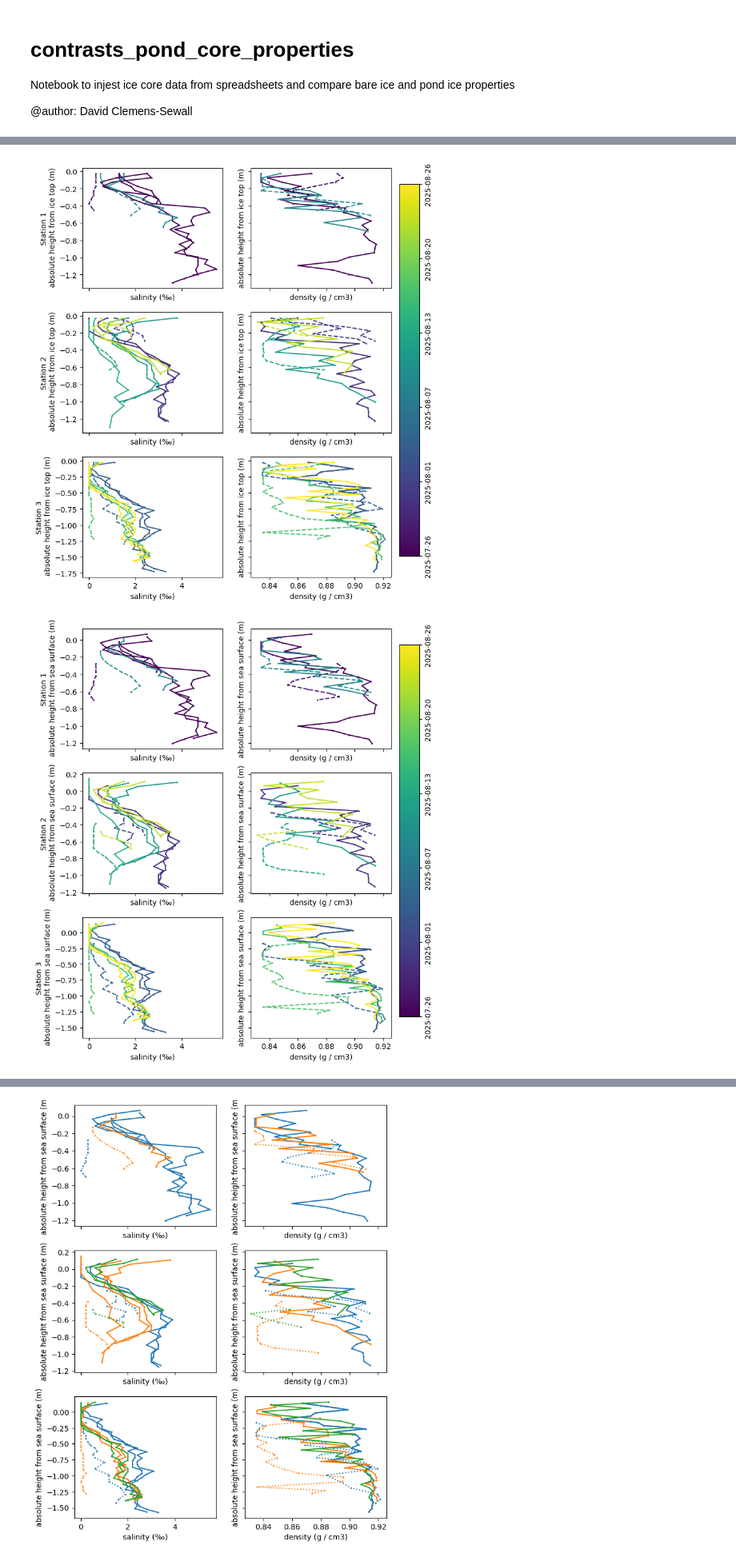
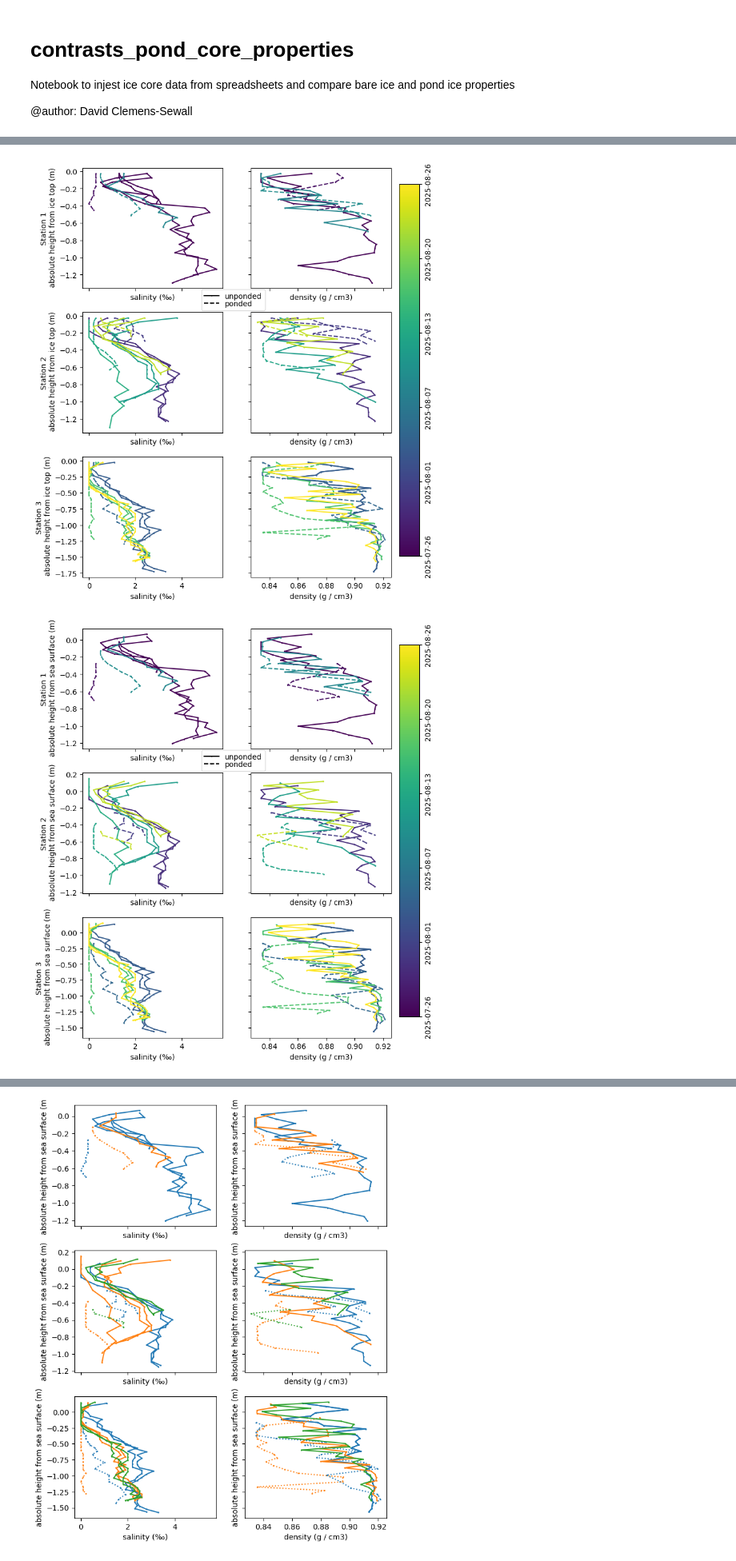
Before and after one commit to davidclemenssewall/contrasts, a Jupyter notebook: contrasts_pond_core_properties.ipynb, the cells around one changed output, grey strips where cells are left out. Shown at 80% size. Cells and saved outputs as stored; diff of their text form; code cells hidden in the pictures.

```diff
--- a/contrasts_pond_core_properties.ipynb
+++ b/contrasts_pond_core_properties.ipynb
@@ -410,6 +656,7 @@ for i in np.arange(df_cores.shape[0]):
 f, axs = plt.subplots(3, 2, sharex='col', sharey='row', figsize=(7.5, 10))
 
 stations = ['1', '2', '3']
+visits = ['b', 'c', 'd']
 
 z_ref = 'ice top'
 z_scale = 'absolute'
@@ -418,11 +665,11 @@ kind = 'center'
 markersize = 1
 
 cmap = cm.get_cmap(pallette)
-min_time = df_cores.timestamp.min()
-max_time = df_cores.timestamp.max()
+min_time = df_cores.query('visit in @visits').timestamp.min()
+max_time = df_cores.query('visit in @visits').timestamp.max()
 
 for i, station in enumerate(stations):
-    df_temp = df_cores.query('station == @station').reset_index()
+    df_temp = df_cores.query('station == @station & visit in @visits').reset_index()
     for tup in df_temp.itertuples():
         if tup[3] == '20250730-PS149_25-1-SI_corer_9cm-021-SMYI-RHO':
             continue # input is missing draft and freeboard, skip for now
@@ -449,6 +696,7 @@ for i, station in enumerate(stations):
     # Update ylabel
     ylbl = axs[i,0].get_ylabel()
     axs[i,0].set_ylabel(f'Station {station}\n {ylbl}')
+    axs[i,1].set_ylabel('')
 
 # Add colorbar
 nticks = 6
@@ -457,17 +705,25 @@ cbar_ax = f.add_axes([0.92, 0.15, 0.05, 0.7])
 ticks = np.linspace(0, 1, nticks)
 tick_labels = pd.date_range(start=min_time, end=max_time, periods=nticks
                            ).strftime('%Y-%m-%d').to_numpy()
+norm = Normalize(vmin=0, vmax=1)
 f.colorbar(cm.ScalarMappable(norm=norm, cmap=cmap),
            cax=cbar_ax, orientation='vertical',
           ticks=ticks, aspect=80, shrink=0.5)
 cbar_ax.set_yticklabels(tick_labels, rotation=90, va="center")
+
+# Add legend
+solid_line = mlines.Line2D([], [], color = 'k', marker='.',
+                           markersize=markersize, label='unponded')
+dashed_line = mlines.Line2D([], [], color = 'k', marker='.', linestyle='dashed',
+                           markersize=markersize, label='ponded')
+axs[0,0].legend(handles=[solid_line, dashed_line], bbox_to_anchor=(1.3, -0.01),
+                borderaxespad=0., labelspacing=0.0)
 plt.show()
-
 f.savefig(os.path.join('..', 'figures',
     f'contrasts_pond_sal_dens_{z_ref.replace(' ', '-')}_{z_scale}_{kind}.png'),
           bbox_inches='tight')
 # %% [output]
-[figure, old version]
+[figure, new version]
 # %%
 # Plot all salinities and densities
 f, axs = plt.subplots(3, 2, sharex='col', sharey='row', figsize=(7.5, 10))
@@ -481,11 +737,11 @@ kind = 'center'
 markersize = 1
 
 cmap = cm.get_cmap(pallette)
-min_time = df_cores.timestamp.min()
-max_time = df_cores.timestamp.max()
+min_time = df_cores.query('visit in @visits').timestamp.min()
+max_time = df_cores.query('visit in @visits').timestamp.max()
 
 for i, station in enumerate(stations):
-    df_temp = df_cores.query('station == @station').reset_index()
+    df_temp = df_cores.query('station == @station & visit in @visits').reset_index()
     for tup in df_temp.itertuples():
         if tup[3] == '20250730-PS149_25-1-SI_corer_9cm-021-SMYI-RHO':
             continue # input is missing draft and freeboard, skip for now
@@ -503,34 +759,44 @@ for i, station in enumerate(stations):
                             z_scale=z_scale,
                             color=color, linestyle=ls,
                            kind=kind, markersize=markersize)
         if 'density' in ic.units:
             #print(tup[3])
             ic.plot_profile(axs[i,1], 'density', z_ref=z_ref,
                             z_scale=z_scale,
                             color=color, linestyle=ls,
                            kind=kind, markersize=markersize)
     # Update ylabel
     ylbl = axs[i,0].get_ylabel()
     axs[i,0].set_ylabel(f'Station {station}\n {ylbl}')
+    axs[i,1].set_ylabel('')
 
 # Add colorbar
 nticks = 6
 f.subplots_adjust(right=0.9)
 cbar_ax = f.add_axes([0.92, 0.15, 0.05, 0.7])
 ticks = np.linspace(0, 1, nticks)
 tick_labels = pd.date_range(start=min_time, end=max_time, periods=nticks
                            ).strftime('%Y-%m-%d').to_numpy()
+norm = Normalize(vmin=0, vmax=1)
 f.colorbar(cm.ScalarMappable(norm=norm, cmap=cmap),
            cax=cbar_ax, orientation='vertical',
           ticks=ticks, aspect=80, shrink=0.5)
 cbar_ax.set_yticklabels(tick_labels, rotation=90, va="center")
+
+# Add legend
+solid_line = mlines.Line2D([], [], color = 'k', marker='.',
+                           markersize=markersize, label='unponded')
+dashed_line = mlines.Line2D([], [], color = 'k', marker='.', linestyle='dashed',
+                           markersize=markersize, label='ponded')
+axs[0,0].legend(handles=[solid_line, dashed_line], bbox_to_anchor=(1.3, -0.01),
+                borderaxespad=0., labelspacing=0.0)
 plt.show()
 
 f.savefig(os.path.join('..', 'figures',
     f'contrasts_pond_sal_dens_{z_ref.replace(' ', '-')}_{z_scale}_{kind}.png'),
           bbox_inches='tight')
 # %% [output]
-[figure, old version]
+[figure, new version]
 # %%
 # Plot all salinities and densities
 f, axs = plt.subplots(3, 2, sharex='col', sharey='row', figsize=(7.5, 10))
```
Also changed, not shown: parts of 37 cells of this notebook.
